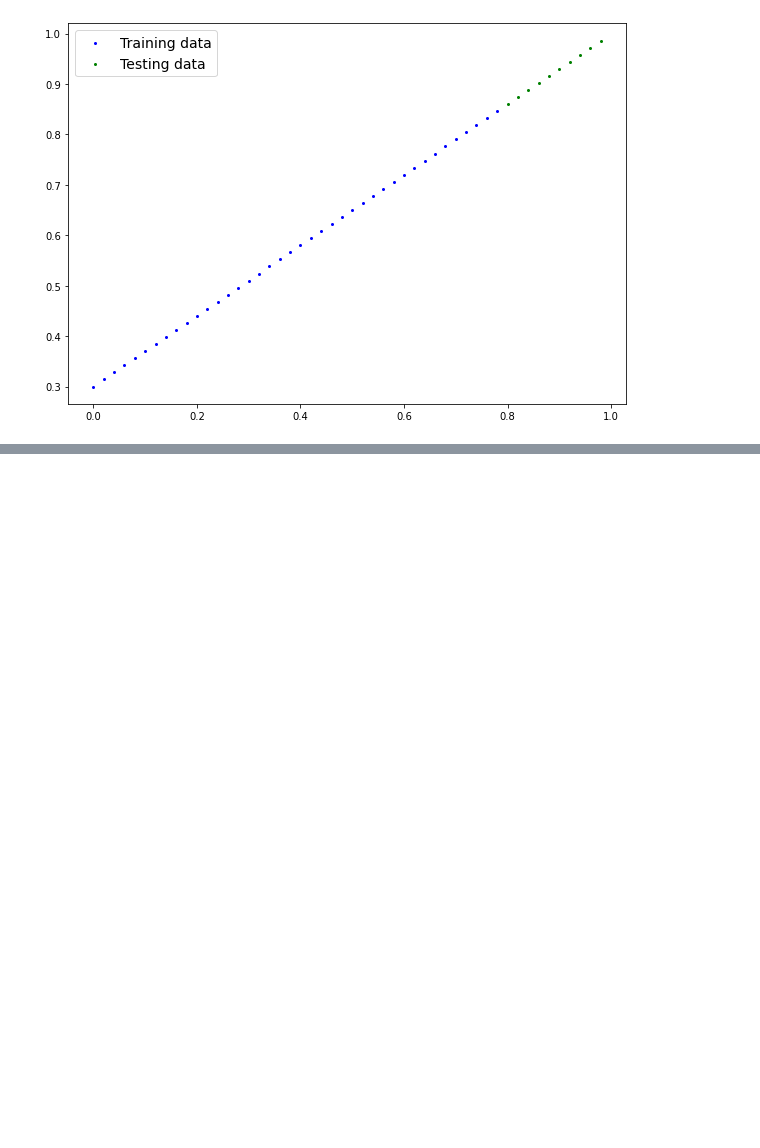
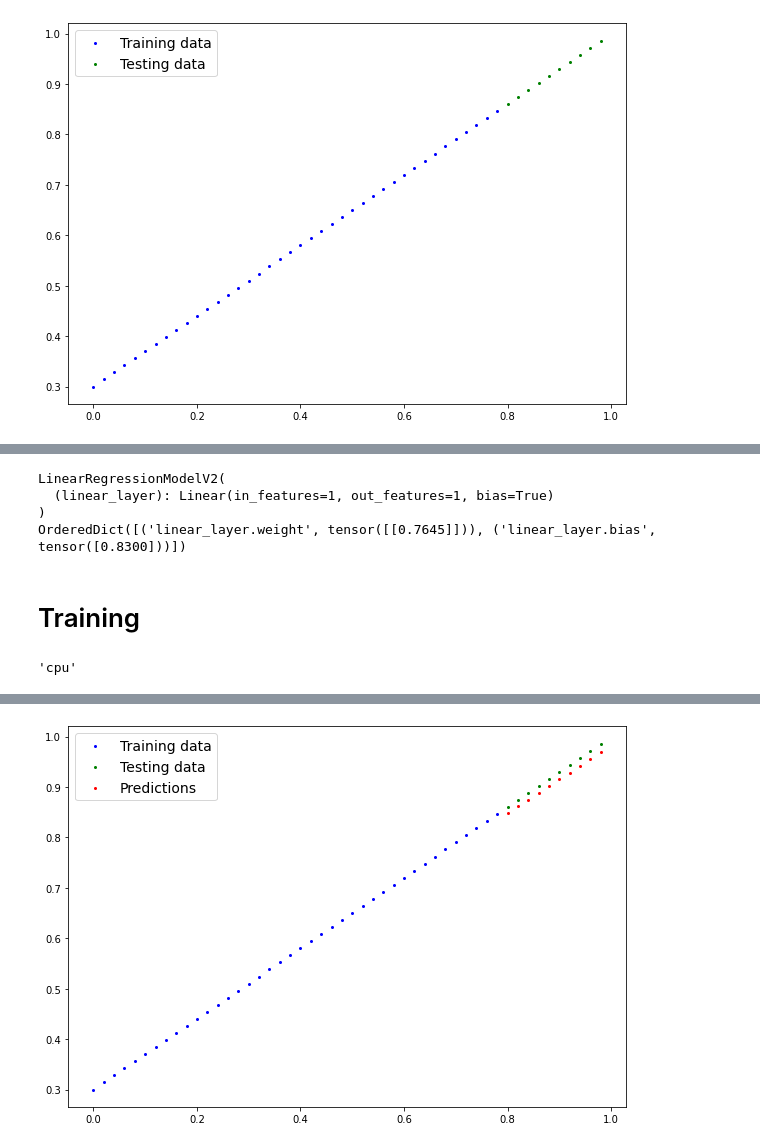
Before and after one commit to ideaguy3d/data-engineering-practice, a Jupyter notebook: pytorch_practice/pytorch_workflow_prac1.ipynb, the cells around one changed output, grey strips where cells are left out. Drawn from its saved outputs; the diff is of its cells as text; code cells hidden in the pictures; blank space fills up the shorter version.

Commit message:
completed practice notebook of the same
linear regression model

```diff
--- a/pytorch_practice/pytorch_workflow_prac1.ipynb
+++ b/pytorch_practice/pytorch_workflow_prac1.ipynb
@@ -16,6 +16,6 @@ torch.__version__
 # %% [markdown]
 # Device agnostic code
 # %%
-device = "CUDA" if torch.cuda.is_available() else "CPU"
+device = "cuda" if torch.cuda.is_available() else "cpu"
 print("Using {} device".format(device))
 # %% [output]
@@ -77,0 +80,76 @@ plot_predictions()
+# %%
+class LinearRegressionModelV2(nn.Module):
+    def __init__(self):
+        super().__init__()
+        self.linear_layer = nn.Linear(in_features=1, out_features=1)
+
+    def forward(self, x: torch.Tensor) -> torch.Tensor:
+        return self.linear_layer(x)
+# %%
+torch.manual_seed(42)
+model_1 = LinearRegressionModelV2()
+print(model_1)
+print(model_1.state_dict())
+# %% [output]
+LinearRegressionModelV2(
+  (linear_layer): Linear(in_features=1, out_features=1, bias=True)
+)
+OrderedDict([('linear_layer.weight', tensor([[0.7645]])), ('linear_layer.bias', tensor([0.8300]))])
+# %% [markdown]
+# Training
+# %%
+loss_fn = nn.L1Loss()
+optimizer = torch.optim.SGD(params=model_1.parameters(), lr=0.01)
+# %%
+device
+# %% [output]
+'cpu'
+# %%
+torch.manual_seed(42)
+epochs = 100
+epoch_counter = []
+losses = []
+test_losses = []
+
+# put data on target device
+X_train = X_train.to(device)
+y_train = y_train.to(device)
+X_test = X_test.to(device)
+y_test = y_test.to(device)
+
+for epoch in range(epochs):
+    # set to training mode
+    model_1.train()
+
+    # 1. make the predictions (forward pass)
+    y_pred = model_1(X_train)
+
+    # 2. compute the error amount (loss)
+    loss = loss_fn(y_pred, y_train)
+
+    # 3. clear the gradients so it doesn't accumulate
+    optimizer.zero_grad()
+
+    # 4. compute the gradients (backpropagation)
+    loss.backward()
+
+    # 5. update the parameters (gradient descent)
+    optimizer.step()
+
+    ### TEST ###
+    model_1.eval()
+    with torch.inference_mode():
+        test_pred = model_1(X_test)
+        test_loss = loss_fn(test_pred, y_test)
+
+    if epoch % 10 == 0:
+        epoch_counter.append(epoch)
+        losses.append(loss)
+        test_losses.append(test_loss)
+        print(f"Epoch: {epoch} | loss: {loss} | test_loss: {test_loss}")
+
+# try out the new model
+with torch.inference_mode():
+    preds = model_1(X_test)
+plot_predictions(predictions=preds)
+# %% [output]
@@ -77,0 +166 @@ plot_predictions()
+[figure, added]
```
Also changed, not shown: parts of 10 cells of this notebook, 2 other files.
